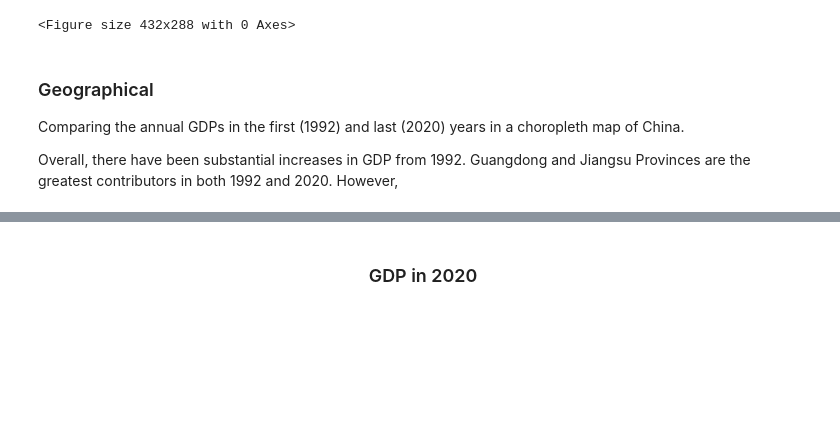
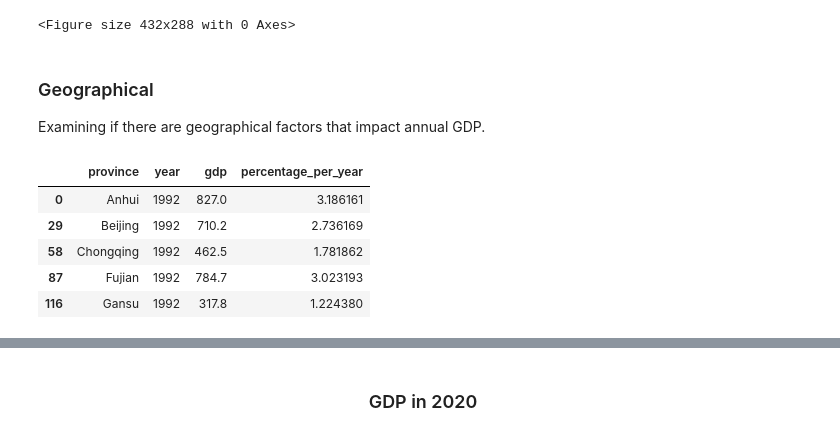
Before and after one commit to henrylin03/china-gdp, a Jupyter notebook: china_province_gdp.ipynb, the cells around one changed output, grey strips where cells are left out. Drawn from its saved outputs; the diff is of its cells as text; code cells hidden in the pictures; blank space fills up the shorter version.

```diff
--- a/china_province_gdp.ipynb
+++ b/china_province_gdp.ipynb
@@ -190,9 +190,22 @@ plt.clf()
 <Figure size 432x288 with 0 Axes>
 # %% [markdown]
 ### Geographical
-Comparing the annual GDPs in the first (1992) and last (2020) years in a choropleth map of China.
-
-Overall, there have been substantial increases in GDP from 1992. Guangdong and Jiangsu Provinces are the greatest contributors in both 1992 and 2020. However,
+Examining if there are geographical factors that impact annual GDP.
+# %%
+# normalise data by year
+chinagdp_norm = chinagdp_df2
+chinagdp_norm['percentage_per_year'] = 100 * chinagdp_norm.gdp / chinagdp_norm.groupby('year').gdp.transform('sum')
+
+chinagdp_norm = chinagdp_norm.sort_values(['year', 'province'])
+
+chinagdp_norm.head()
+# %% [output]
+|  | province | year | gdp | percentage_per_year |
+| 0 | Anhui | 1992 | 827.0 | 3.186161 |
+| 29 | Beijing | 1992 | 710.2 | 2.736169 |
+| 58 | Chongqing | 1992 | 462.5 | 1.781862 |
+| 87 | Fujian | 1992 | 784.7 | 3.023193 |
+| 116 | Gansu | 1992 | 317.8 | 1.224380 |
 # %%
 with open('input/china_geojson.json') as file:
     china_json = json.load(file)
```
Also changed, not shown: parts of 6 cells of this notebook.
